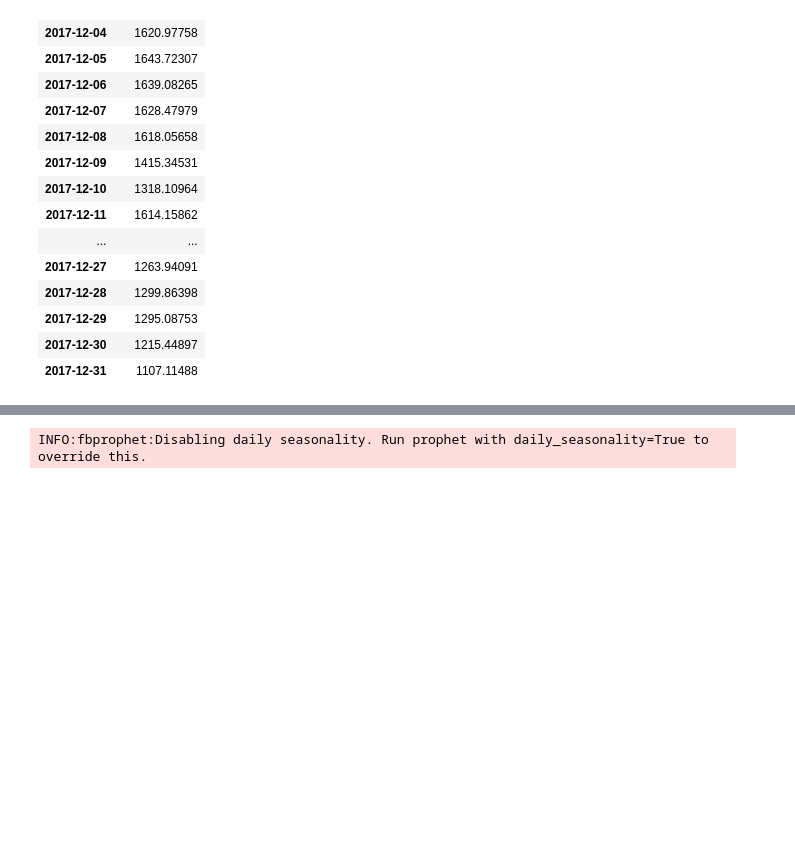
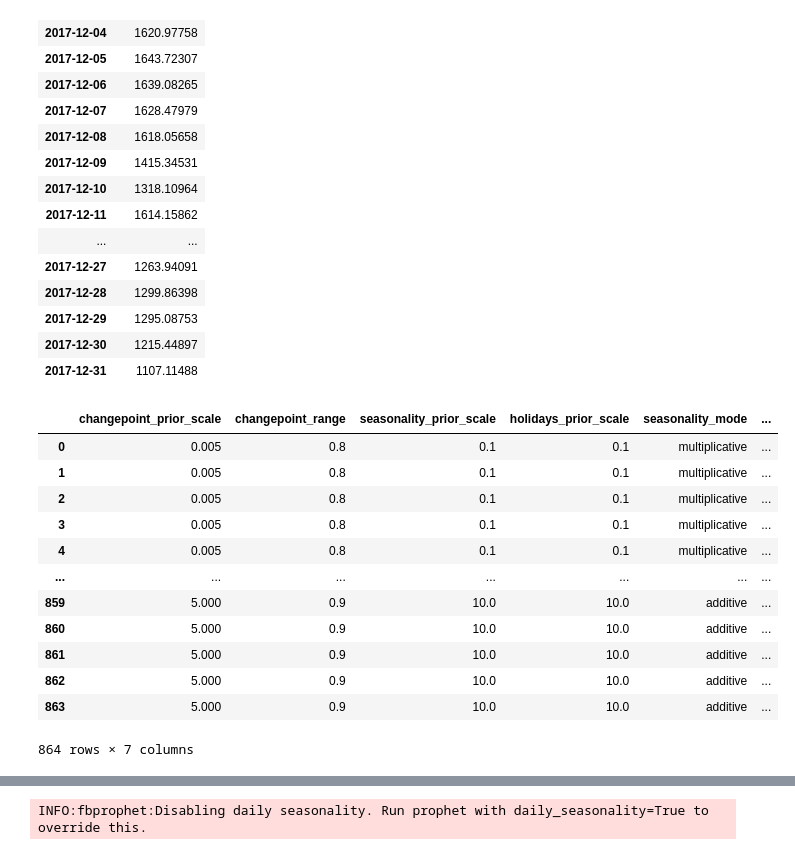
Before and after one commit to angeloken/Riset-I-smile, a Jupyter notebook: riset_prediksi_listrik_ver_1.ipynb, the cells around one changed output, grey strips where cells are left out. Saved outputs shown, nothing was run; the diff lists cells and outputs as text; code cells hidden in the pictures; blank space fills up the shorter version.

```diff
--- a/riset_prediksi_listrik_ver_1.ipynb
+++ b/riset_prediksi_listrik_ver_1.ipynb
@@ -83,2 +88,24 @@ import logging
 
 logging.getLogger().setLevel(logging.ERROR)
+# %%
+param_grid = {
+                'changepoint_prior_scale': [0.005, 0.05, 0.5, 5],
+                'changepoint_range': [0.8, 0.9],
+                'seasonality_prior_scale':[0.1, 1, 10.0],
+                'holidays_prior_scale':[0.1, 1, 10.0],
+                'seasonality_mode': ['multiplicative', 'additive'],
+                'growth': ['linear', 'logistic'],
+                'yearly_seasonality': [5, 10, 20]
+              }
+
+metrics = ['horizon', 'rmse', 'mape', 'params']
+
+results = []
+# %%
+def create_param_combinations(**param_dict):
+    param_iter = itertools.product(*param_dict.values())
+    params =[]
+    for param in param_iter:
+        params.append(param)
+    params_df = pd.DataFrame(params, columns=list(param_dict.keys()))
+    return params_df
@@ -84,0 +133,18 @@ logging.getLogger().setLevel(logging.ERROR)
+# %%
+params_df = create_param_combinations(**param_grid)
+# %%
+params_df
+# %% [output]
+|  | changepoint_prior_scale | changepoint_range | seasonality_prior_scale | holidays_prior_scale | seasonality_mode | ... |
+| 0 | 0.005 | 0.8 | 0.1 | 0.1 | multiplicative | ... |
+| 1 | 0.005 | 0.8 | 0.1 | 0.1 | multiplicative | ... |
+| 2 | 0.005 | 0.8 | 0.1 | 0.1 | multiplicative | ... |
+| 3 | 0.005 | 0.8 | 0.1 | 0.1 | multiplicative | ... |
+| 4 | 0.005 | 0.8 | 0.1 | 0.1 | multiplicative | ... |
+| ... | ... | ... | ... | ... | ... | ... |
+| 859 | 5.000 | 0.9 | 10.0 | 10.0 | additive | ... |
+| 860 | 5.000 | 0.9 | 10.0 | 10.0 | additive | ... |
+| 861 | 5.000 | 0.9 | 10.0 | 10.0 | additive | ... |
+| 862 | 5.000 | 0.9 | 10.0 | 10.0 | additive | ... |
+| 863 | 5.000 | 0.9 | 10.0 | 10.0 | additive | ... |
+864 rows × 7 columns
```
Also changed, not shown: parts of 12 cells of this notebook.
